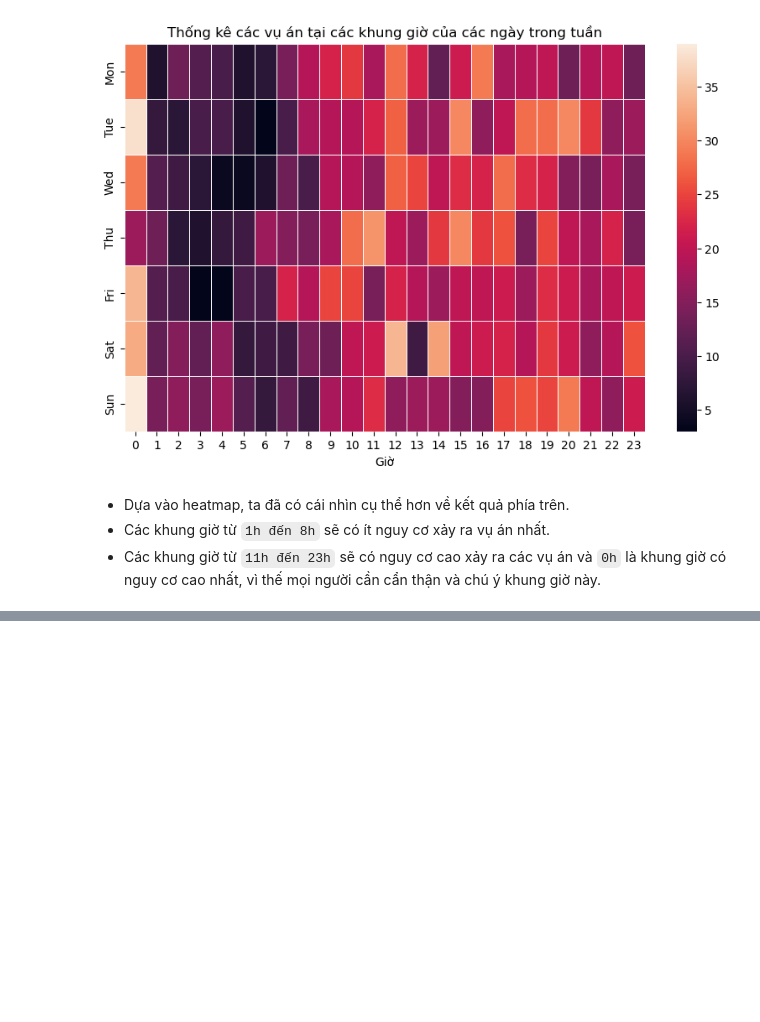
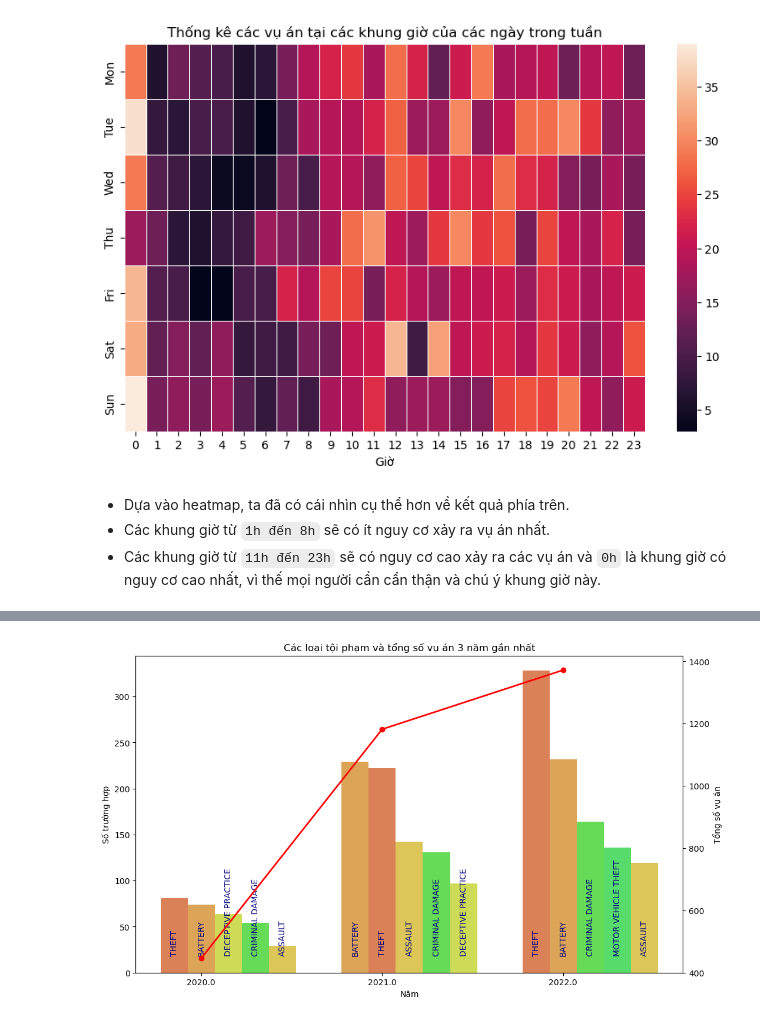
Before and after one commit to snguyenduongtruong/Intro2DataScience_Project, a Jupyter notebook: question.ipynb, the cells around one changed output, grey strips where cells are left out. Cells and saved outputs as stored; diff of their text form; code cells hidden in the pictures; blank space fills up the shorter version.

```diff
--- a/question.ipynb
+++ b/question.ipynb
@@ -79,0 +112,17 @@ Text(0.5, 1.0, 'Thống kê các vụ án tại các khung giờ của các ngà
+# %%
+top_5_types = {}
+for year in type_df['Year']:
+    year_data = type_df[type_df['Year'] == year].drop('Year', axis=1).squeeze()
+    top_5 = year_data.nlargest(5)
+    top_5_types[year] = top_5
+
+total_values = type_df.drop('Year', axis=1).sum(axis=1)
+total = pd.DataFrame(total_values)
+total.index = ['2020','2021','2022']
+total = total.rename(columns={total.columns[0]: 'Total'})
+print("** TRẢ LỜI CÂU HỎI **\n")
+print("- Top 5 loại tội phạm có số lượng cao nhất qua từng năm: ")
+print(pd.DataFrame(top_5_types))
+print()
+print("- Tổng số vụ án qua từng qua: ")
+print(total)
@@ -79,0 +146,30 @@ Text(0.5, 1.0, 'Thống kê các vụ án tại các khung giờ của các ngà
+# %%
+# Tạo một mapping giữa cột dữ liệu và màu sắc
+random_colors = sns.color_palette("hls", n_colors=len(types))
+colors = {col: color for col, color in zip(types, random_colors)}
+
+bar_width = 0.15  # Độ rộng của mỗi cột
+
+fig, ax1 = plt.subplots(figsize=(12, 7))
+# Vẽ biểu đồ cột cho từng năm với top 5 loại dữ liệu và hiển thị tỉ lệ trên đỉnh cột
+for i, (year, top_5) in enumerate(top_5_types.items()):
+    for j, (type_name, value) in enumerate(top_5.items()):
+        ratio = value / total_values[i] * 100  # Tính tỉ lệ
+        ax1.bar(i + j * bar_width, value, bar_width, label=type_name, color=colors[type_name])
+        ax1.text(i + j * bar_width, 18, type_name, ha='center', va='bottom', rotation=90,color = 'navy')
+
+# Hiển thị tên cột ở chân cột
+ax1.set_xlabel('Năm')
+ax1.set_ylabel('Số trường hợp')
+ax1.set_xticks(np.arange(len(type_df['Year'])) + bar_width * (len(top_5_types) - 1) / 2)
+ax1.set_xticklabels(type_df['Year'])
+ax1.set_title('Các loại tội phạm và tổng số vụ án 3 năm gần nhất')
+
+# Vẽ biểu đồ đường (tổng giá trị của các loại dữ liệu cho mỗi năm)
+ax2 = ax1.twinx()
+ax2.plot(np.arange(len(type_df['Year'])) + bar_width * (len(top_5_types) - 1) / 2, total_values, marker='o', linestyle='-', color='red', linewidth=2, label='Total')
+ax2.set_ylabel('Tổng số vụ án')
+
+plt.show()
+# %% [output]
+[figure, added]
```
Also changed, not shown: parts of 5 cells of this notebook.
